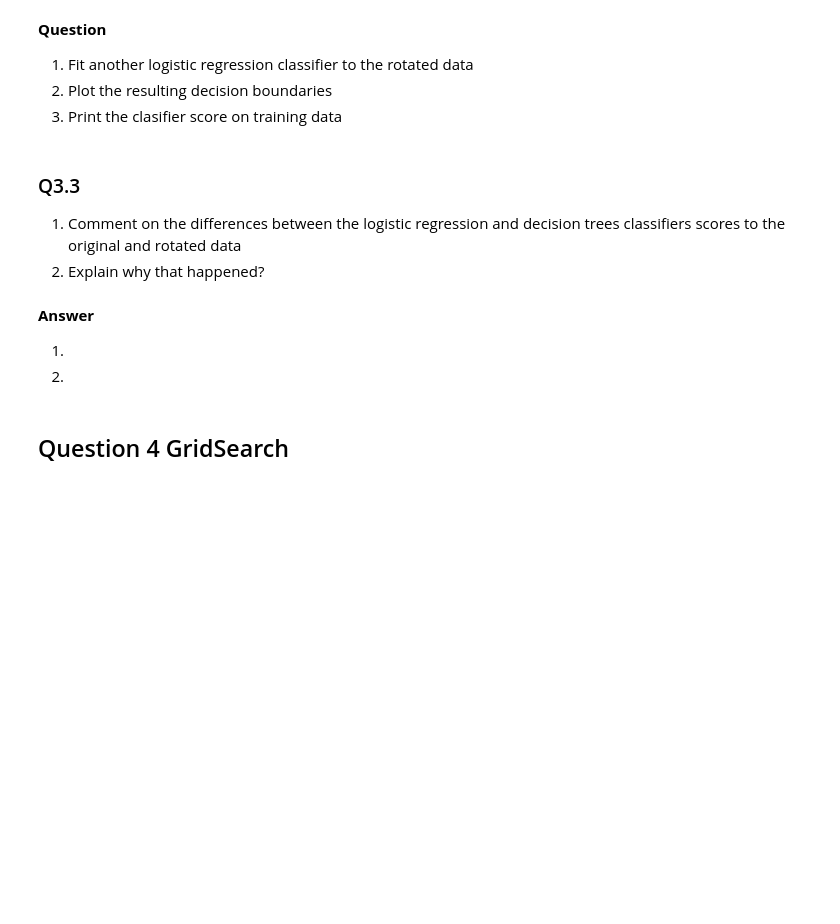
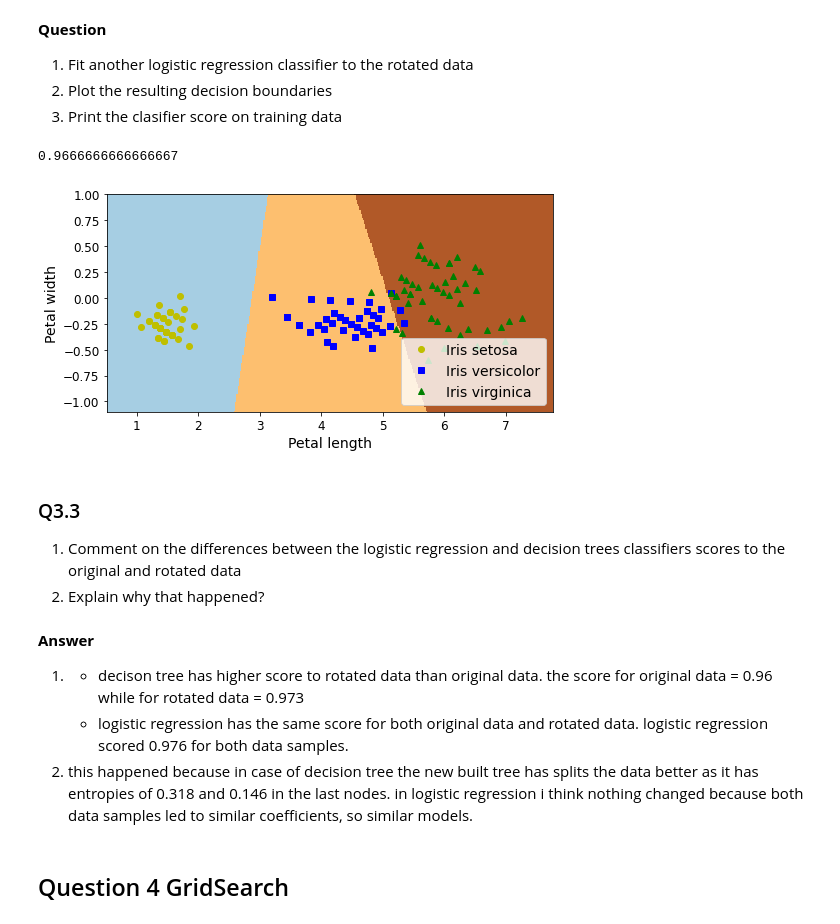
Before and after one commit to EHVB/AI-In-Medicine, a Jupyter notebook: Assignment4/Ehab Kamal - A4_DT.ipynb, the cells around one changed output. Saved outputs shown, nothing was run; the diff lists cells and outputs as text; code cells hidden in the pictures; blank space fills up the shorter version.

```diff
--- a/Assignment4/Ehab Kamal - A4_DT.ipynb
+++ b/Assignment4/Ehab Kamal - A4_DT.ipynb
@@ -189,6 +292,18 @@ def plot_logistic_regression(clf, X, y, axes, iris=True):
 3. Print the clasifier score on training data
 # %%
 ###### YOUR CODE HERE
+lr_rotate = LogisticRegression()
+lr_rotate.fit(Xr, y)
+
+print(lr_rotate.score(Xr,y))
+
+plt.figure(figsize=(8, 4))
+
+plot_logistic_regression(lr_rotate, Xr, y,[0, 7.5, 0, 3])
+plt.show()
+# %% [output]
+0.9666666666666667
+[figure, added]
 # %% [markdown]
 ### Q3.3
 1. Comment on the differences between the logistic regression and decision trees classifiers scores to the original and rotated data
@@ -196,9 +311,9 @@ def plot_logistic_regression(clf, X, y, axes, iris=True):
 # %% [markdown]
 **Answer**
 
-1.
-
-2.
+1. - decison tree has higher score to rotated data than original data. the score for original data = 0.96 while for rotated data = 0.973
+   - logistic regression has the same score for both original data and rotated data. logistic regression scored 0.976 for both data samples.
+2. this happened because in case of decision tree the new built tree has splits the data better as it has entropies of 0.318 and 0.146 in the last nodes. in logistic regression i think nothing changed because both data samples led to similar coefficients, so similar models.
 # %% [markdown]
 ## Question 4 GridSearch
 # %% [markdown]
```
Also changed, not shown: parts of 19 cells of this notebook, 5 other files.
